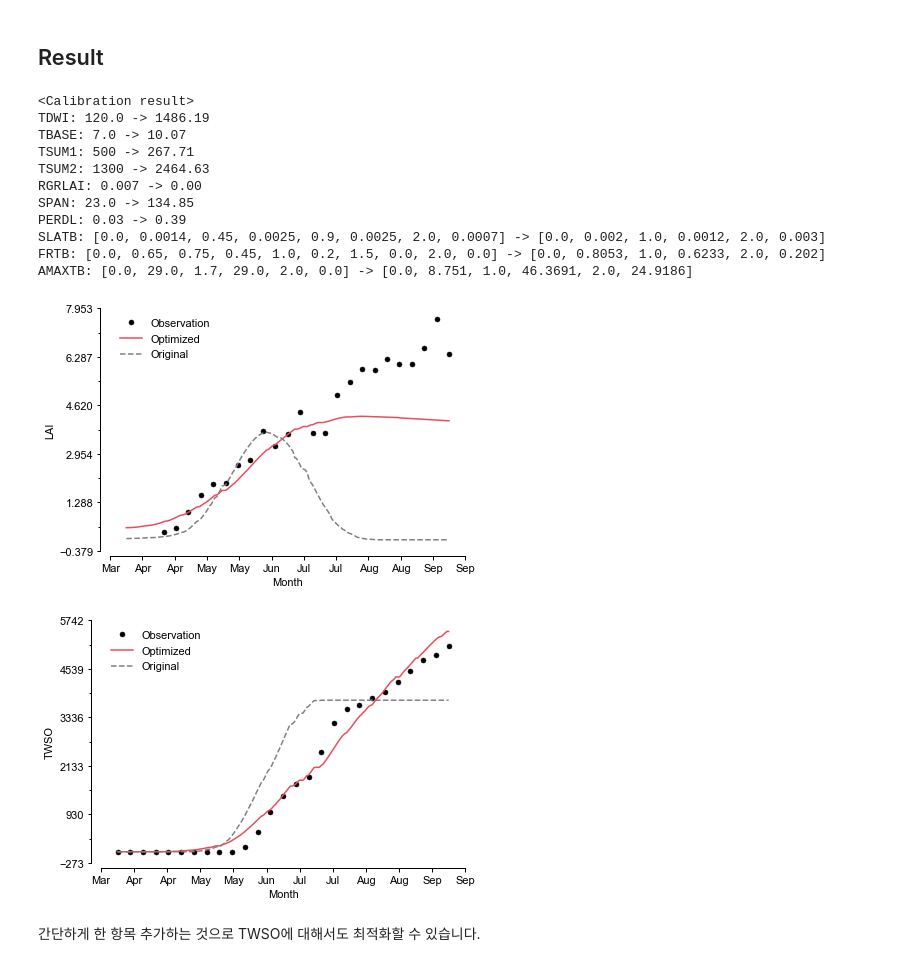
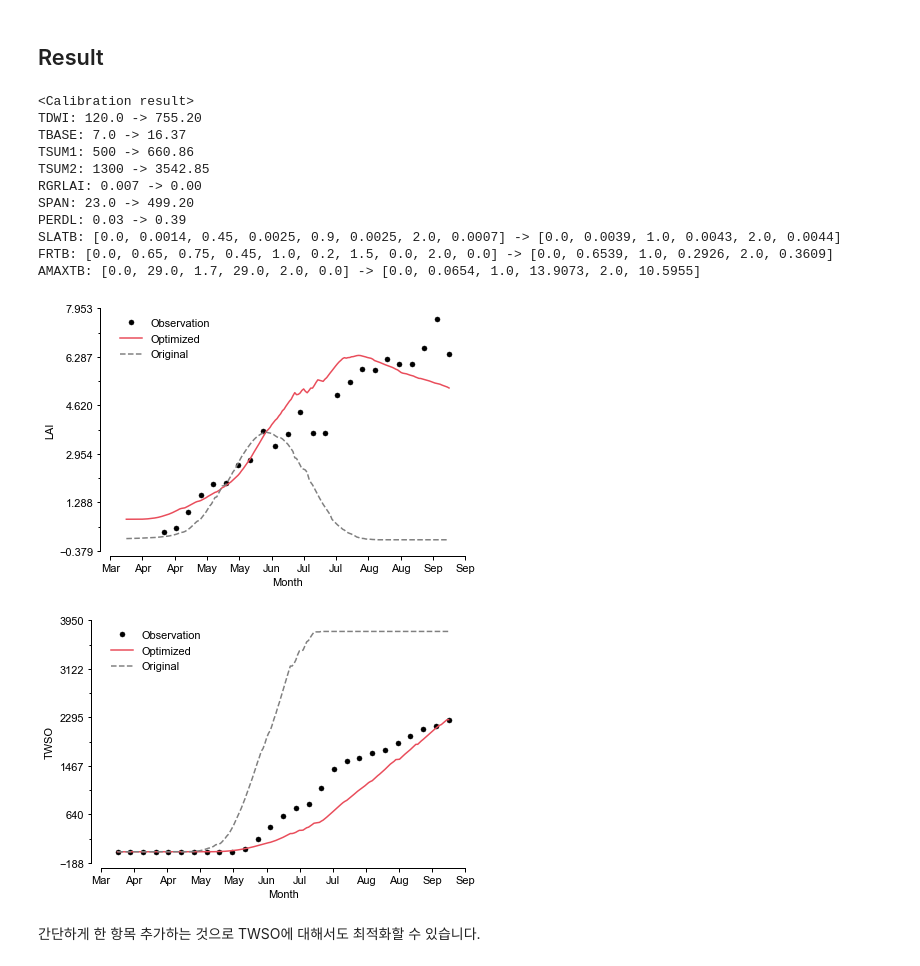
Before and after one commit to ataraxno/pcse_calibration, a Jupyter notebook: 03_multi_target_opt.ipynb, the cells around one changed output. Saved outputs shown, nothing was run; the diff lists cells and outputs as text; code cells hidden in the pictures.

```diff
--- a/03_multi_target_opt.ipynb
+++ b/03_multi_target_opt.ipynb
@@ -45,5 +45,2 @@ target_output.TWSO.plot()
-# %%
-FACTOR = 0.075
-target_output.loc[:, 'TWSO'] *= FACTOR
 # %% [markdown]
 수확량에 대한 지표로 TWSO를 선택해서 목표로 삼습니다. <br>
@@ -140,16 +132,16 @@ for k in target_params:
         print(f'{k}: {origin_value[k]} -> {[np.round(_, 4) for _ in temp_list]}')
 # %% [output]
 <Calibration result>
-TDWI: 120.0 -> 1486.19
-TBASE: 7.0 -> 10.07
-TSUM1: 500 -> 267.71
-TSUM2: 1300 -> 2464.63
+TDWI: 120.0 -> 755.20
+TBASE: 7.0 -> 16.37
+TSUM1: 500 -> 660.86
+TSUM2: 1300 -> 3542.85
 RGRLAI: 0.007 -> 0.00
-SPAN: 23.0 -> 134.85
+SPAN: 23.0 -> 499.20
 PERDL: 0.03 -> 0.39
-SLATB: [0.0, 0.0014, 0.45, 0.0025, 0.9, 0.0025, 2.0, 0.0007] -> [0.0, 0.002, 1.0, 0.0012, 2.0, 0.003]
-FRTB: [0.0, 0.65, 0.75, 0.45, 1.0, 0.2, 1.5, 0.0, 2.0, 0.0] -> [0.0, 0.8053, 1.0, 0.6233, 2.0, 0.202]
-AMAXTB: [0.0, 29.0, 1.7, 29.0, 2.0, 0.0] -> [0.0, 8.751, 1.0, 46.3691, 2.0, 24.9186]
+SLATB: [0.0, 0.0014, 0.45, 0.0025, 0.9, 0.0025, 2.0, 0.0007] -> [0.0, 0.0039, 1.0, 0.0043, 2.0, 0.0044]
+FRTB: [0.0, 0.65, 0.75, 0.45, 1.0, 0.2, 1.5, 0.0, 2.0, 0.0] -> [0.0, 0.6539, 1.0, 0.2926, 2.0, 0.3609]
+AMAXTB: [0.0, 29.0, 1.7, 29.0, 2.0, 0.0] -> [0.0, 0.0654, 1.0, 13.9073, 2.0, 10.5955]
 # %%
 fig = plt.figure(figsize=((8/2.54*2), (6/2.54*1.8)))
 ax = plt.subplot()
@@ -174,35 +166,35 @@ ax.legend(frameon=False, loc=0)
 fig.tight_layout()
 plt.show()
 # %% [output]
-[figure, old version]
+[figure, new version]
 # %%
 compare_df = pd.read_csv(f'./data/pap_grw_RDA_open.csv', index_col='date')
 compare_df.index = pd.DatetimeIndex(compare_df.index)
 # %%
 # rerun with the best parameters found
 fig = plt.figure(figsize=((8/2.54*2), (6/2.54*1.8)))
 ax = plt.subplot()
 ax.spines['right'].set_visible(False)
 ax.spines['left'].set_position(('outward', 10))
 ax.spines['bottom'].set_position(('outward', 5))
 
-ax.plot(compare_df.index, compare_df.cum_harvest*FACTOR, 'o', ms=5, mew=0.5, mec='k', c='k', label="Observation")
+ax.plot(compare_df.index, compare_df.cum_harvest, 'o', ms=5, mew=0.5, mec='k', c='k', label="Observation")
 _ = objfunc_calculator(best)
 ax.plot(objfunc_calculator.sim.index, objfunc_calculator.sim.TWSO, c=cmap[0], label="Optimized")
 _ = objfunc_calculator(origin_value, is_train=False)
 ax.plot(objfunc_calculator.sim.index, objfunc_calculator.sim.TWSO, "--", c='gray', label="Original")
 
 ax.xaxis.set_major_formatter(mdates.DateFormatter('%b'))
 ax.xaxis.set_major_locator(LinearLocator(12))
 ax.yaxis.set_major_locator(LinearLocator(6))
 ax.yaxis.set_minor_locator(LinearLocator(11))
 ax.set_xlabel('Month')
 ax.set_ylabel('TWSO')
 
 ax.legend(frameon=False, loc=0)
 fig.tight_layout()
 plt.show()
 # %% [output]
-[figure, old version]
+[figure, new version]
 # %% [markdown]
 간단하게 한 항목 추가하는 것으로 TWSO에 대해서도 최적화할 수 있습니다.
```
Also changed, not shown: parts of 3 cells of this notebook.
